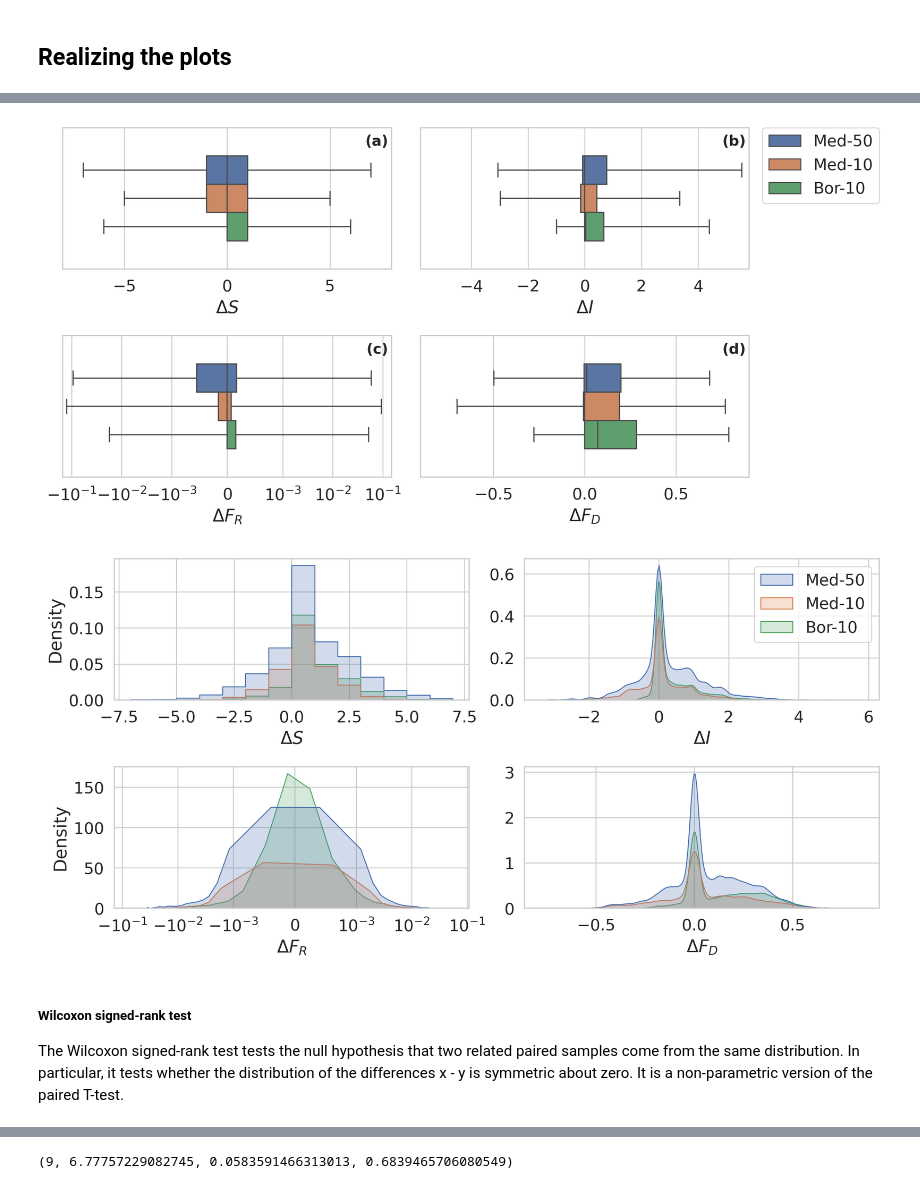
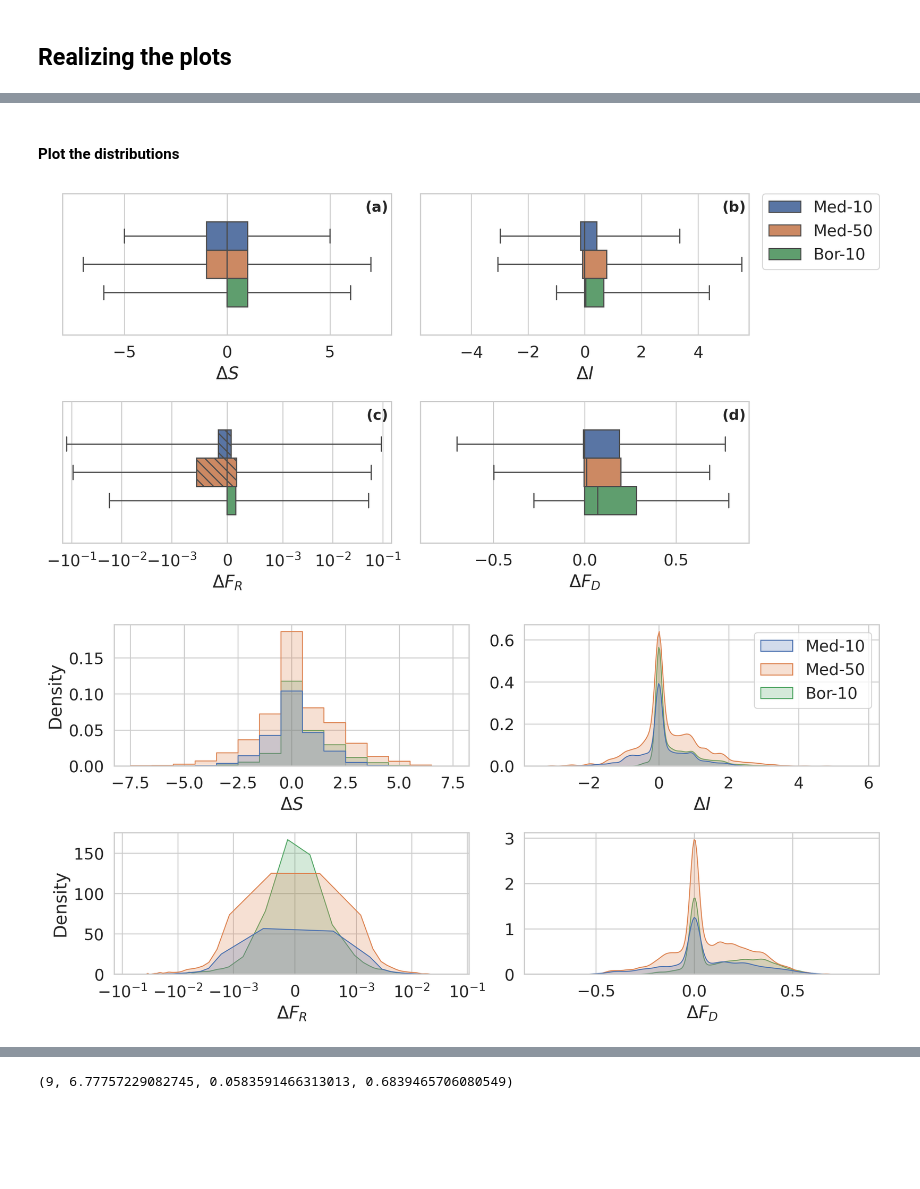
Before and after one commit to torrassam/Fire-Diversity, a Jupyter notebook: analyses/ANALYSES_and_FIGURES.ipynb, the cells around one changed output, grey strips where cells are left out. Saved outputs shown, nothing was run; the diff lists cells and outputs as text; code cells hidden in the pictures; blank space fills up the shorter version.

```diff
--- a/analyses/ANALYSES_and_FIGURES.ipynb
+++ b/analyses/ANALYSES_and_FIGURES.ipynb
@@ -31,0 +35,9 @@ sns.set_theme(context="paper", style="whitegrid", font_scale=1.5, rc={"lines.lin
+# %%
+Cmin, Cmax = 0.0, 0.3
+Mmin, Mmax = 0.0, 0.09
+Lmin, Lmax = 0.002, 0.5
+# %%
+biome, N ='med', 50
+
+df2 = pd.read_csv(os.path.join(fpath_out, 'coms-fire-bioindex-fd.csv'))
+df2[(df2['N']==N)&(df2['biome']==biome) & (df2['srichness']>5)].sort_values('frichness')
@@ -41,9 +265,11 @@ df_diff.loc[df_diff['eco-type']=='bor10','eco-type'] = 'Bor-10'
+# %% [markdown]
+#### Plot the distributions
 # %%
 fig, ax2 = plt.subplots(2,2, figsize=(10,5), sharey=True, dpi=300)
 
 data = df_diff
 
-hue_order = ['Med-50', 'Med-10', 'Bor-10']
+hue_order = ['Med-10', 'Med-50', 'Bor-10']
 
 sns.boxplot(data=data, x="srichness", hue='eco-type', hue_order=hue_order, width=.6, whis=1000, ax=ax2[0,0], legend=False)
 # sns.boxplot(data=data, x="srichness", hue='eco-type', hue_order=hue_order, width=.6, ax=ax2[0,0], legend=False)
@@ -55,7 +281,13 @@ sns.boxplot(data=data, x="isimpson", hue='eco-type', hue_order=hue_order, width=
 ax2[0,1].set_xlabel(r'$\Delta I$')
 ax2[0,1].set_xlim(-5.8, 5.8)
 
-sns.boxplot(data=data, x="frichness", hue='eco-type', hue_order=hue_order, width=.6, whis=3000, ax=ax2[1,0], legend=False)
+box = sns.boxplot(data=data, x="frichness", hue='eco-type', hue_order=hue_order, width=.6, whis=3000, ax=ax2[1,0], legend=False)
+# Define some hatches
+hatches = ['\\\\\\', '\\\\\\', '']
+# Loop over the bars
+for i,thisbar in enumerate(box.patches):
+    # Set a different hatch for each bar
+    thisbar.set_hatch(hatches[i])
 # sns.boxplot(data=data, x="frichness", hue='eco-type', width=.6, ax=ax2[1,0], legend=False)
 ax2[1,0].set_xlabel(r'$\Delta F_R$')
 ax2[1,0].set_xscale('symlog', linthresh=0.001)
@@ -76,39 +308,36 @@ ax2[0,1].legend(bbox_to_anchor=(1.04, 1), loc="upper left", borderaxespad=0)
 
 plt.tight_layout()
 # %% [output]
-[figure, old version]
+[figure, new version]
 # %%
 fig, ax2 = plt.subplots(2,2, figsize=(10,5), dpi=300)
 
 data = df_diff
 
-sns.histplot(data=data, x="srichness", hue='eco-type', hue_order=hue_order, stat='density', element="step", binwidth=1, shrink=1, ax=ax2[0,0], legend=False)
+sns.histplot(data=data, x="srichness", hue='eco-type', hue_order=hue_order, stat='density', element="step", binwidth=1, binrange=(min(data['srichness'])-0.5, max(data['srichness']) + 0.5), ax=ax2[0,0], legend=False)
 ax2[0,0].set_xlabel(r'$\Delta S$')
 
 sns.kdeplot(data=data, x="isimpson", hue='eco-type', hue_order=hue_order, fill=True, ax=ax2[0,1])
 ax2[0,1].set_xlabel(r'$\Delta I$')
 
 sns.kdeplot(data=data, x="frichness", hue='eco-type', hue_order=hue_order, fill=True, ax=ax2[1,0], legend=False)
 ax2[1,0].set_xlabel(r'$\Delta F_R$')
 ax2[1,0].set_xscale('symlog', linthresh=0.001)
 ax2[1,0].set_xticks([-0.1, -0.01, -0.001, 0.0, 0.001, 0.01, 0.1])
 
 sns.kdeplot(data=data, x="fdivergence", hue='eco-type', hue_order=hue_order, fill=True, ax=ax2[1,1], legend=False)
 ax2[1,1].set_xlabel(r'$\Delta F_D$')
 
 for ax in ax2[:,1]:
     ax.set_ylabel("")
     # ax.label_outer()
     # ax.set_xlabel('')
     # ax.set_xticks([0, 1, 2])
     # ax.set_xticklabels(['Med-10', 'Med-50', 'Bor-10'])
 
 ax2[0,1].get_legend().set_title("")
 # sns.move_legend(ax2[0,1], "upper left", bbox_to_anchor=(1, 1))
 
 plt.tight_layout()
 # %% [output]
-[figure, old version]
+[figure, new version]
-# %% [markdown]
-##### Wilcoxon signed-rank test
-The Wilcoxon signed-rank test tests the null hypothesis that two related paired samples come from the same distribution. In particular, it tests whether the distribution of the differences x - y is symmetric about zero. It is a non-parametric version of the paired T-test.
```
Also changed, not shown: parts of 35 cells of this notebook, 1 other file.
